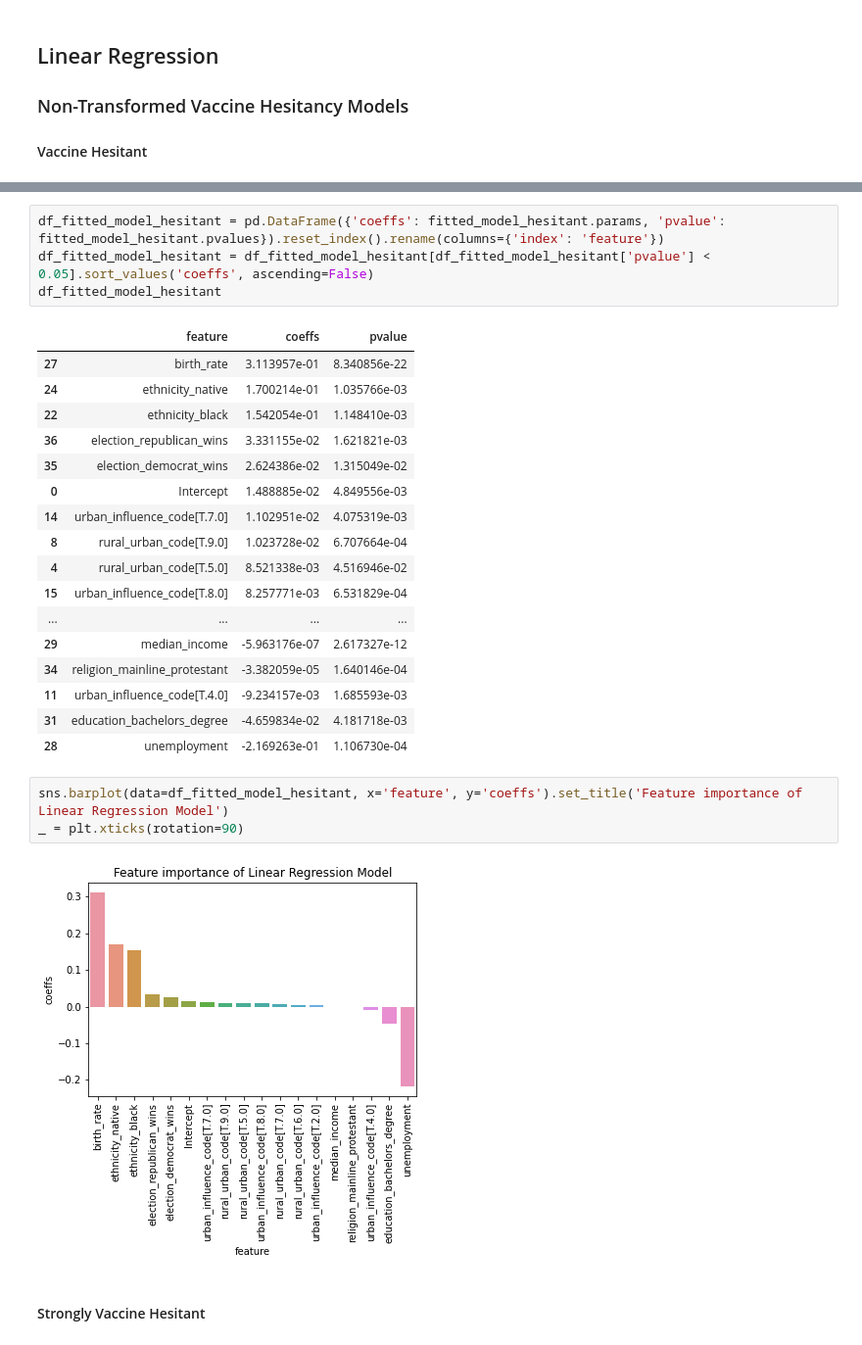
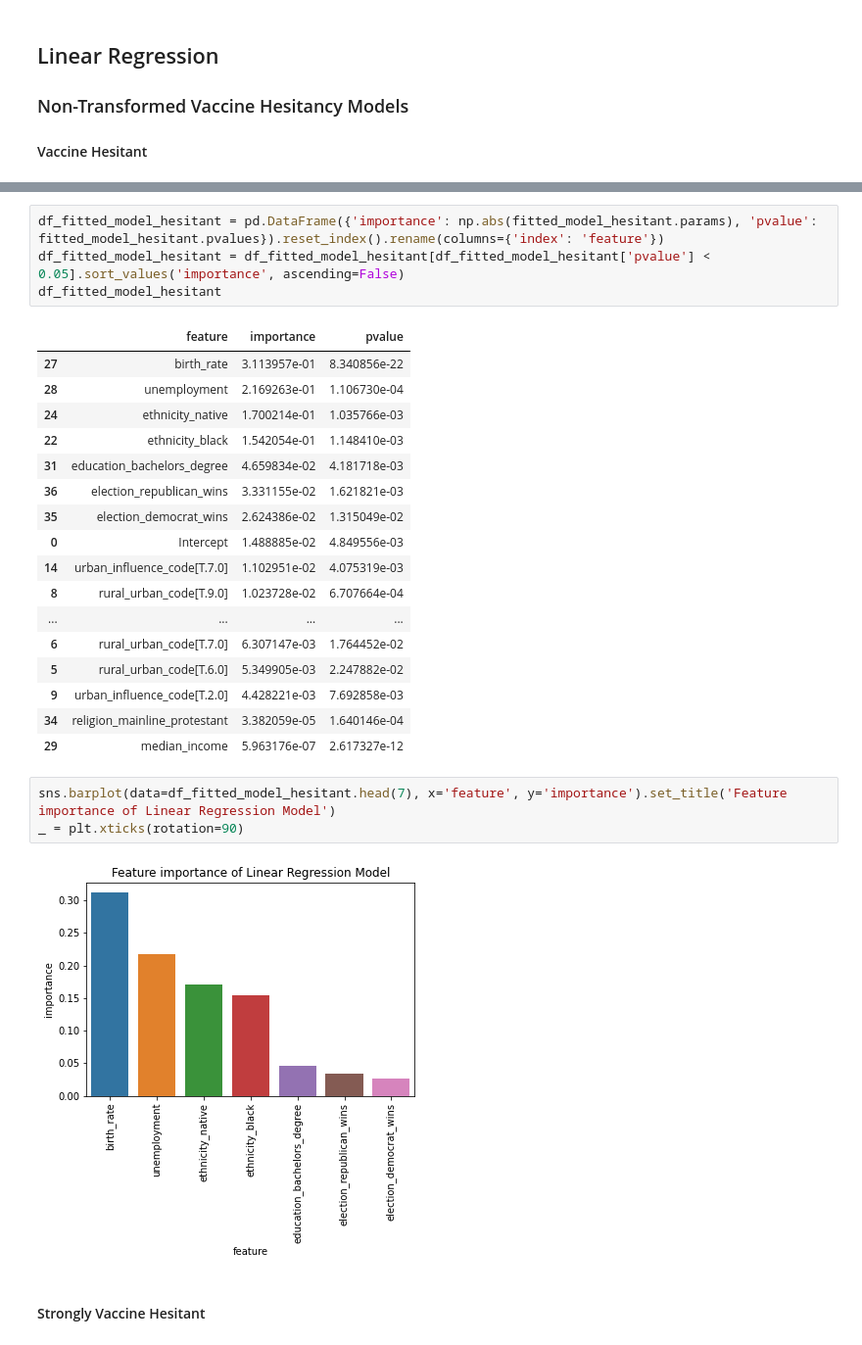
Before and after one commit to kuruparans/covid19-vaccine-hesitancy-analysis, a Jupyter notebook: statistical-modelling.ipynb, the cells around one changed output, grey strips where cells are left out. Shown at 98% size. Drawn from its saved outputs; the diff is of its cells as text.

```diff
--- a/statistical-modelling.ipynb
+++ b/statistical-modelling.ipynb
@@ -88,32 +90,32 @@ Notes:
 [2] The smallest eigenvalue is 7.8e-19. This might indicate that there are
 strong multicollinearity problems or that the design matrix is singular.
 # %%
-df_fitted_model_hesitant = pd.DataFrame({'coeffs': fitted_model_hesitant.params, 'pvalue': fitted_model_hesitant.pvalues}).reset_index().rename(columns={'index': 'feature'})
-df_fitted_model_hesitant = df_fitted_model_hesitant[df_fitted_model_hesitant['pvalue'] < 0.05].sort_values('coeffs', ascending=False)
+df_fitted_model_hesitant = pd.DataFrame({'importance': np.abs(fitted_model_hesitant.params), 'pvalue': fitted_model_hesitant.pvalues}).reset_index().rename(columns={'index': 'feature'})
+df_fitted_model_hesitant = df_fitted_model_hesitant[df_fitted_model_hesitant['pvalue'] < 0.05].sort_values('importance', ascending=False)
 df_fitted_model_hesitant
 # %% [output]
-|  | feature | coeffs | pvalue |
+|  | feature | importance | pvalue |
 | 27 | birth_rate | 3.113957e-01 | 8.340856e-22 |
+| 28 | unemployment | 2.169263e-01 | 1.106730e-04 |
 | 24 | ethnicity_native | 1.700214e-01 | 1.035766e-03 |
 | 22 | ethnicity_black | 1.542054e-01 | 1.148410e-03 |
+| 31 | education_bachelors_degree | 4.659834e-02 | 4.181718e-03 |
 | 36 | election_republican_wins | 3.331155e-02 | 1.621821e-03 |
 | 35 | election_democrat_wins | 2.624386e-02 | 1.315049e-02 |
 | 0 | Intercept | 1.488885e-02 | 4.849556e-03 |
 | 14 | urban_influence_code[T.7.0] | 1.102951e-02 | 4.075319e-03 |
 | 8 | rural_urban_code[T.9.0] | 1.023728e-02 | 6.707664e-04 |
-| 4 | rural_urban_code[T.5.0] | 8.521338e-03 | 4.516946e-02 |
-| 15 | urban_influence_code[T.8.0] | 8.257771e-03 | 6.531829e-04 |
 | ... | ... | ... | ... |
-| 29 | median_income | -5.963176e-07 | 2.617327e-12 |
-| 34 | religion_mainline_protestant | -3.382059e-05 | 1.640146e-04 |
-| 11 | urban_influence_code[T.4.0] | -9.234157e-03 | 1.685593e-03 |
-| 31 | education_bachelors_degree | -4.659834e-02 | 4.181718e-03 |
-| 28 | unemployment | -2.169263e-01 | 1.106730e-04 |
+| 6 | rural_urban_code[T.7.0] | 6.307147e-03 | 1.764452e-02 |
+| 5 | rural_urban_code[T.6.0] | 5.349905e-03 | 2.247882e-02 |
+| 9 | urban_influence_code[T.2.0] | 4.428221e-03 | 7.692858e-03 |
+| 34 | religion_mainline_protestant | 3.382059e-05 | 1.640146e-04 |
+| 29 | median_income | 5.963176e-07 | 2.617327e-12 |
 # %%
-sns.barplot(data=df_fitted_model_hesitant, x='feature', y='coeffs').set_title('Feature importance of Linear Regression Model')
+sns.barplot(data=df_fitted_model_hesitant.head(7), x='feature', y='importance').set_title('Feature importance of Linear Regression Model')
 _ = plt.xticks(rotation=90)
 # %% [output]
-[figure, old version]
+[figure, new version]
 # %% [markdown]
 
 
```
Also changed, not shown: parts of 20 cells of this notebook.
